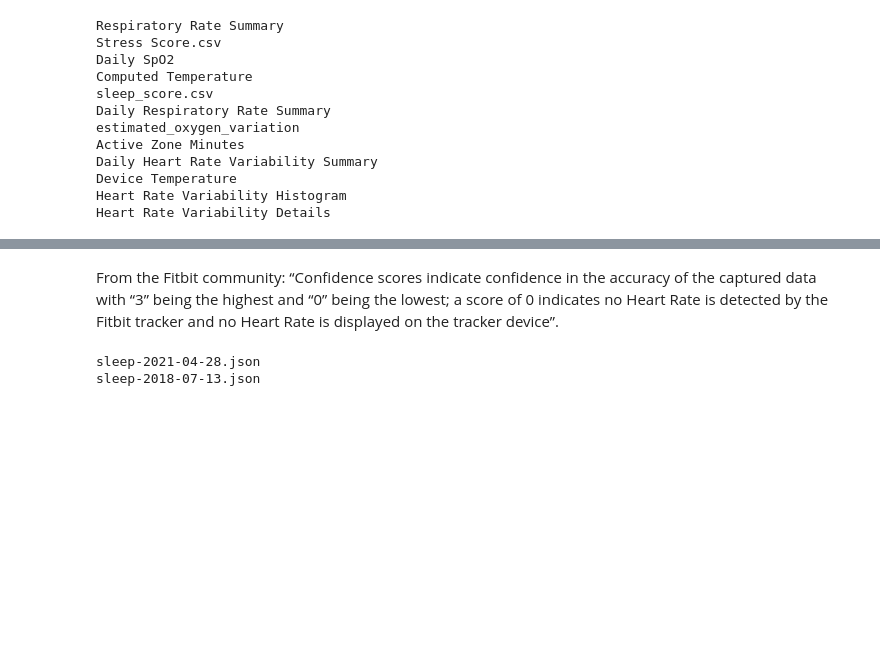
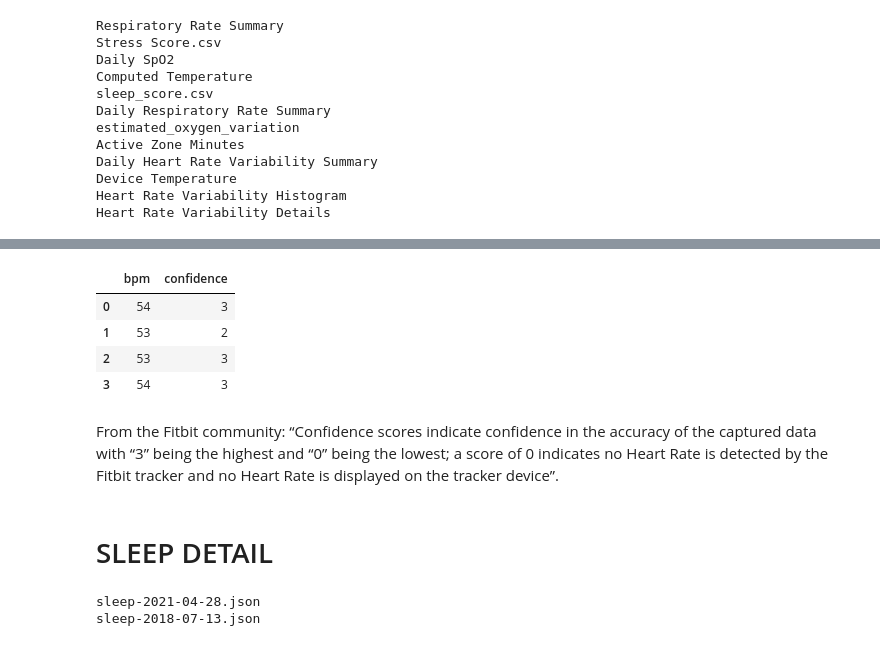
Before and after one commit to jackie-kinsler/sleep_analysis_py, a Jupyter notebook: fitbit_analysis.ipynb, the cells around one changed output, grey strips where cells are left out. Drawn from its saved outputs; the diff is of its cells as text; code cells hidden in the pictures; blank space fills up the shorter version.

```diff
--- a/fitbit_analysis.ipynb
+++ b/fitbit_analysis.ipynb
@@ -92,0 +138,10 @@ heart_rate-2018-01-14.json
+# %%
+detail = bpm_nested.loc[[0,1,2,3]]
+detail_explode = pd.json_normalize(detail['value'])
+detail_explode
+# %% [output]
+|  | bpm | confidence |
+| 0 | 54 | 3 |
+| 1 | 53 | 2 |
+| 2 | 53 | 3 |
+| 3 | 54 | 3 |
@@ -93,6 +150,8 @@ heart_rate-2018-01-14.json
 # %% [markdown]
 From the Fitbit community:
 “Confidence scores indicate confidence in the accuracy of the captured data with “3” being the highest and “0” being the lowest; a score of 0 indicates no Heart Rate is detected by the Fitbit tracker and no Heart Rate is displayed on the tracker device”.
+# %% [markdown]
+# SLEEP DETAIL
 # %%
 # Importing detailed sleep data
 df_sleep_nested = import_data_from_dir('sleep-', '/Users/jackiekinsler/projects/sleep_analysis_py/test_dir')
```
Also changed, not shown: parts of 27 cells of this notebook.
